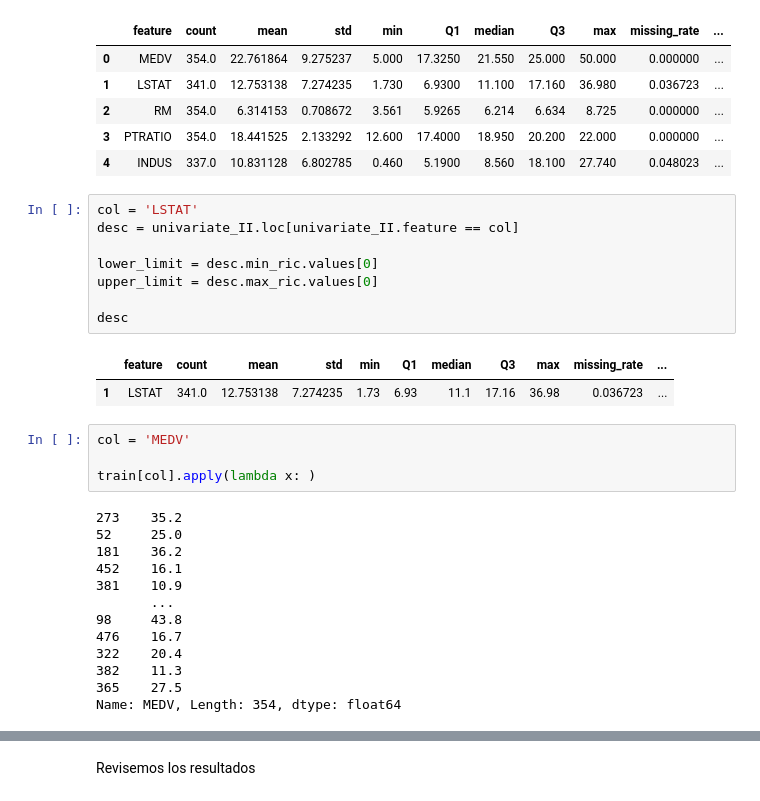
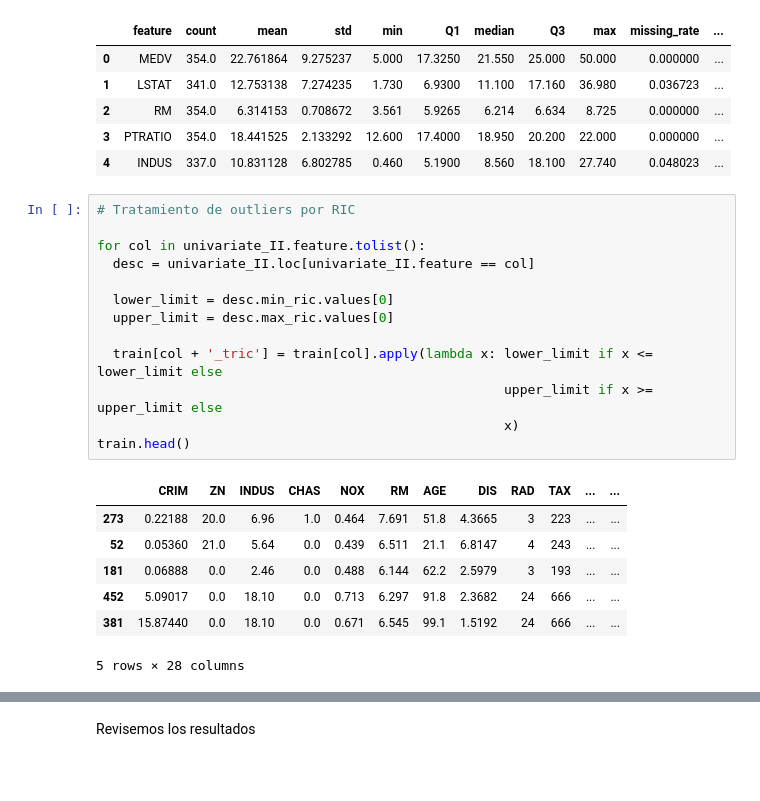
Before and after one commit to JCaballerot/Machine-Learning-Program, a Jupyter notebook: Supervised_models/Linear_regression/Lab_Boston_Housing_v2.ipynb, the cells around one changed output, grey strips where cells are left out. Drawn from its saved outputs; the diff is of its cells as text; blank space fills up the shorter version.

```diff
--- a/Supervised_models/Linear_regression/Lab_Boston_Housing_v2.ipynb
+++ b/Supervised_models/Linear_regression/Lab_Boston_Housing_v2.ipynb
@@ -373,30 +373,23 @@ univariate_II.head()
 | 3 | PTRATIO | 354.0 | 18.441525 | 2.133292 | 12.600 | 17.4000 | 18.950 | 20.200 | 22.000 | 0.000000 | ... |
 | 4 | INDUS | 337.0 | 10.831128 | 6.802785 | 0.460 | 5.1900 | 8.560 | 18.100 | 27.740 | 0.048023 | ... |
 # %%
-col = 'LSTAT'
-desc = univariate_II.loc[univariate_II.feature == col]
+# Tratamiento de outliers por RIC
 
-lower_limit = desc.min_ric.values[0]
-upper_limit = desc.max_ric.values[0]
+for col in univariate_II.feature.tolist():
+  desc = univariate_II.loc[univariate_II.feature == col]
 
-desc
+  lower_limit = desc.min_ric.values[0]
+  upper_limit = desc.max_ric.values[0]
+
+  train[col + '_tric'] = train[col].apply(lambda x: lower_limit if x <= lower_limit else
+                                                    upper_limit if x >= upper_limit else
+                                                    x)
+train.head()
 # %% [output]
-|  | feature | count | mean | std | min | Q1 | median | Q3 | max | missing_rate | ... |
-| 1 | LSTAT | 341.0 | 12.753138 | 7.274235 | 1.73 | 6.93 | 11.1 | 17.16 | 36.98 | 0.036723 | ... |
+|  | CRIM | ZN | INDUS | CHAS | NOX | RM | AGE | DIS | RAD | TAX | ... | ... |
+| 273 | 0.22188 | 20.0 | 6.96 | 1.0 | 0.464 | 7.691 | 51.8 | 4.3665 | 3 | 223 | ... | ... |
+| 52 | 0.05360 | 21.0 | 5.64 | 0.0 | 0.439 | 6.511 | 21.1 | 6.8147 | 4 | 243 | ... | ... |
+| 181 | 0.06888 | 0.0 | 2.46 | 0.0 | 0.488 | 6.144 | 62.2 | 2.5979 | 3 | 193 | ... | ... |
+| 452 | 5.09017 | 0.0 | 18.10 | 0.0 | 0.713 | 6.297 | 91.8 | 2.3682 | 24 | 666 | ... | ... |
+| 381 | 15.87440 | 0.0 | 18.10 | 0.0 | 0.671 | 6.545 | 99.1 | 1.5192 | 24 | 666 | ... | ... |
+5 rows × 28 columns
-# %%
-col = 'MEDV'
-
-train[col].apply(lambda x: )
-# %% [output]
-273    35.2
-52     25.0
-181    36.2
-452    16.1
-381    10.9
-       ...
-98     43.8
-476    16.7
-322    20.4
-382    11.3
-365    27.5
-Name: MEDV, Length: 354, dtype: float64
```
Also changed, not shown: parts of 12 cells of this notebook.
